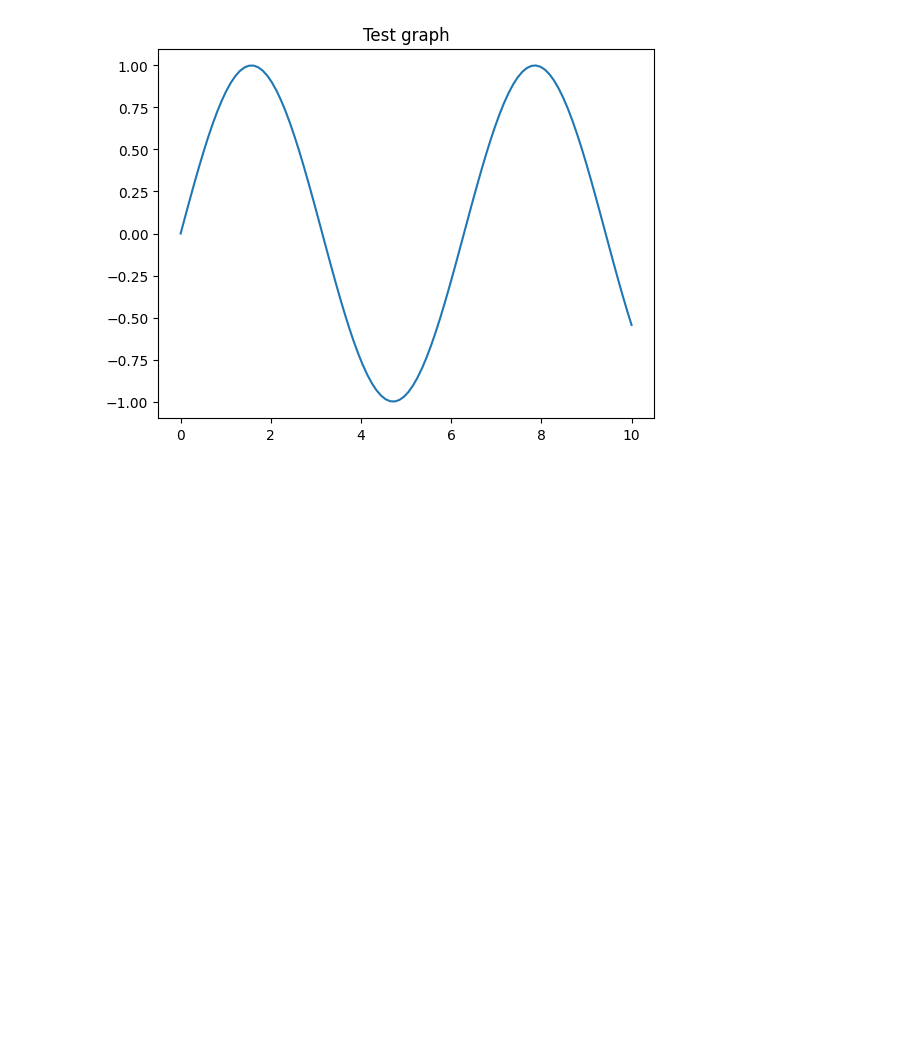
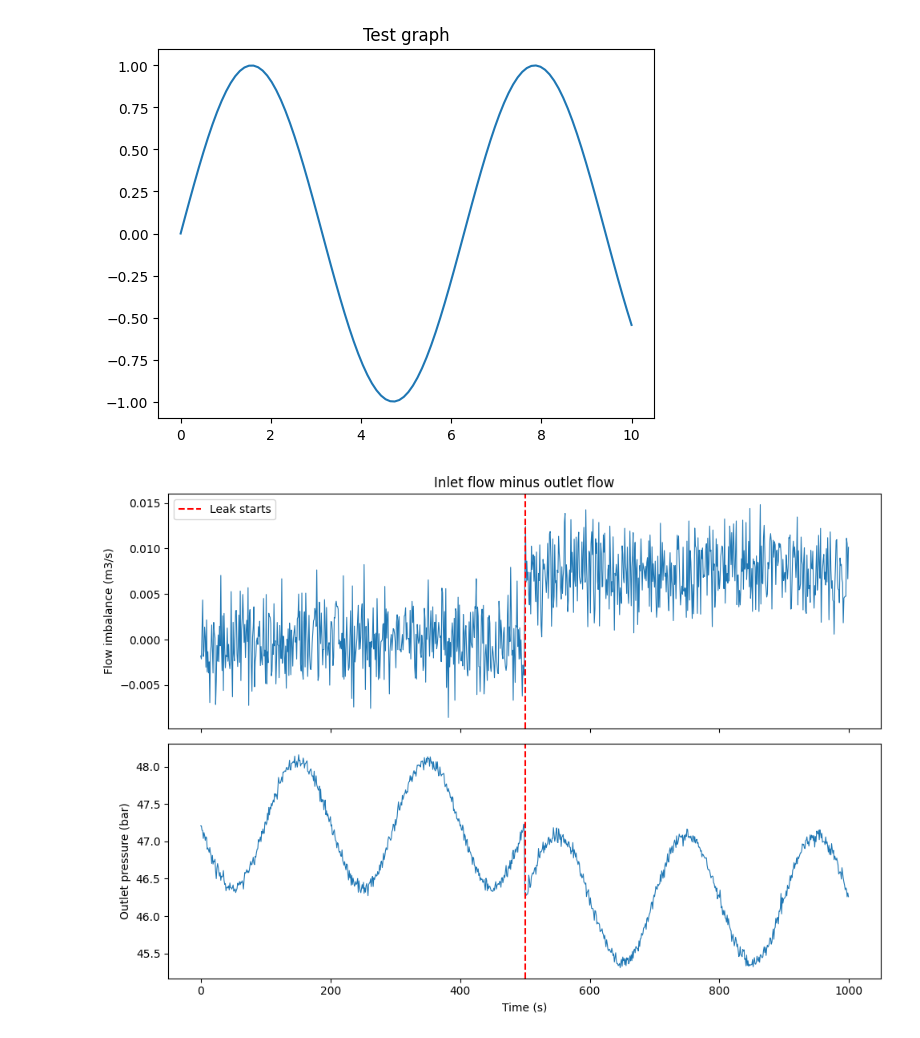
Before and after one commit to Md-Ifat-Hassan/pipeline-leak-detection, a Jupyter notebook: pipeline_leak_detection.ipynb, the cells around one changed output. Saved outputs shown, nothing was run; the diff lists cells and outputs as text; code cells hidden in the pictures; blank space fills up the shorter version.

```diff
--- a/pipeline_leak_detection.ipynb
+++ b/pipeline_leak_detection.ipynb
@@ -10,3 +10,69 @@ plt.title("Test graph")
 plt.show()
 # %% [output]
 [figure]
+# %%
+import numpy as np
+import matplotlib.pyplot as plt
+
+np.random.seed(42)
+
+# ---- Pipe parameters (approximate, cite sources later) ----
+L = 10000        # length, m
+D = 0.3          # diameter, m
+rho = 850        # oil density, kg/m3
+f = 0.02         # friction factor
+P_in = 60e5      # inlet pressure, Pa
+A = np.pi * (D / 2) ** 2
+
+T = 1000
+t = np.arange(T)
+
+
+def simulate_pipeline(t, q_nominal=0.15, flow_var=0.005):
+    q_in = q_nominal + flow_var * np.sin(2 * np.pi * t / 200)
+    v = q_in / A
+    dp = f * (L / D) * (rho * v**2 / 2)
+    p_in = np.full(len(t), P_in)
+    p_out = p_in - dp
+    return q_in, p_in, p_out
+
+
+def add_noise(x, sigma):
+    return x + np.random.normal(0, sigma, size=x.shape)
+
+
+def inject_leak(q_in, p_out, start, size):
+    q_out = q_in.copy()
+    p_out = p_out.copy()
+    q_out[start:] = q_in[start:] * (1 - size)
+    p_out[start:] -= size * 20e5
+    return q_out, p_out
+
+
+q_in, p_in, p_out = simulate_pipeline(t)
+
+LEAK_START = 500
+LEAK_SIZE = 0.05
+q_out, p_out_leak = inject_leak(q_in, p_out, LEAK_START, LEAK_SIZE)
+
+q_in_m = add_noise(q_in, 0.002)
+q_out_m = add_noise(q_out, 0.002)
+p_out_m = add_noise(p_out_leak, 0.05e5)
+
+fig, axes = plt.subplots(2, 1, figsize=(10, 7), sharex=True)
+
+axes[0].plot(t, q_in_m - q_out_m, linewidth=0.8)
+axes[0].axvline(LEAK_START, color="red", linestyle="--", label="Leak starts")
+axes[0].set_ylabel("Flow imbalance (m3/s)")
+axes[0].set_title("Inlet flow minus outlet flow")
+axes[0].legend()
+
+axes[1].plot(t, p_out_m / 1e5, linewidth=0.8)
+axes[1].axvline(LEAK_START, color="red", linestyle="--")
+axes[1].set_ylabel("Outlet pressure (bar)")
+axes[1].set_xlabel("Time (s)")
+
+plt.tight_layout()
+plt.show()
+# %% [output]
+[figure, added]
```
